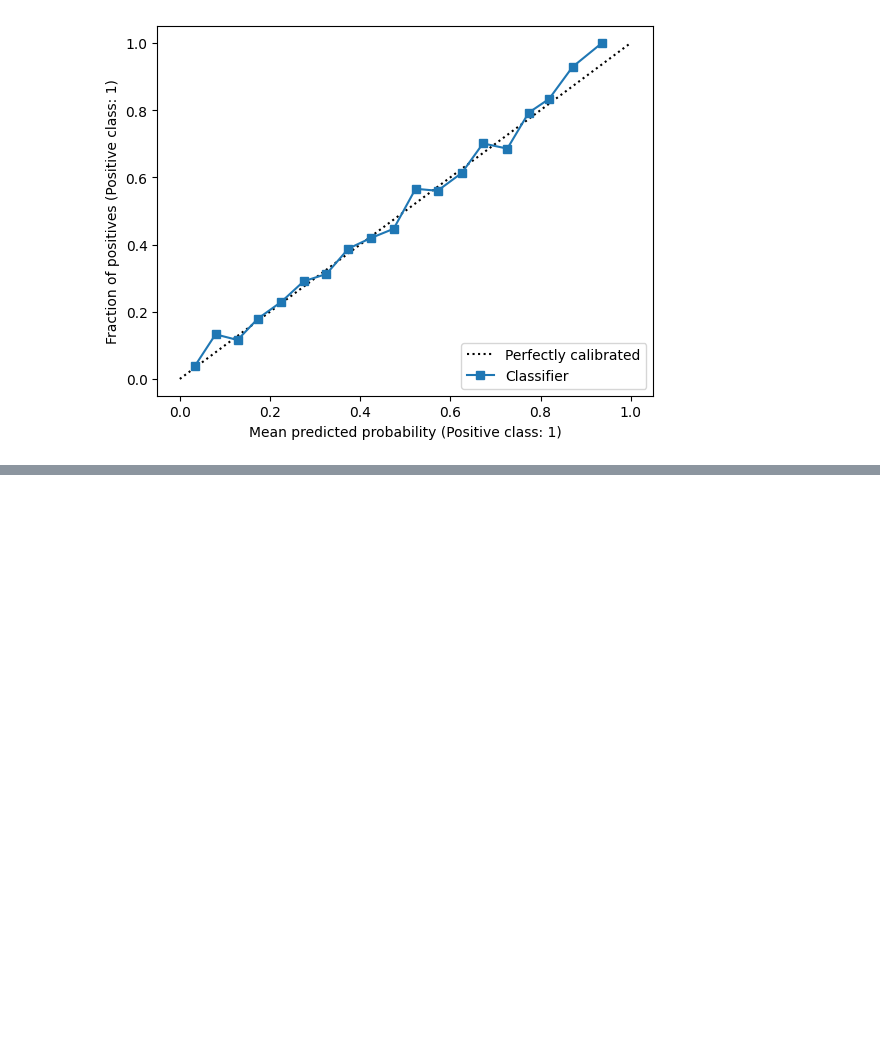
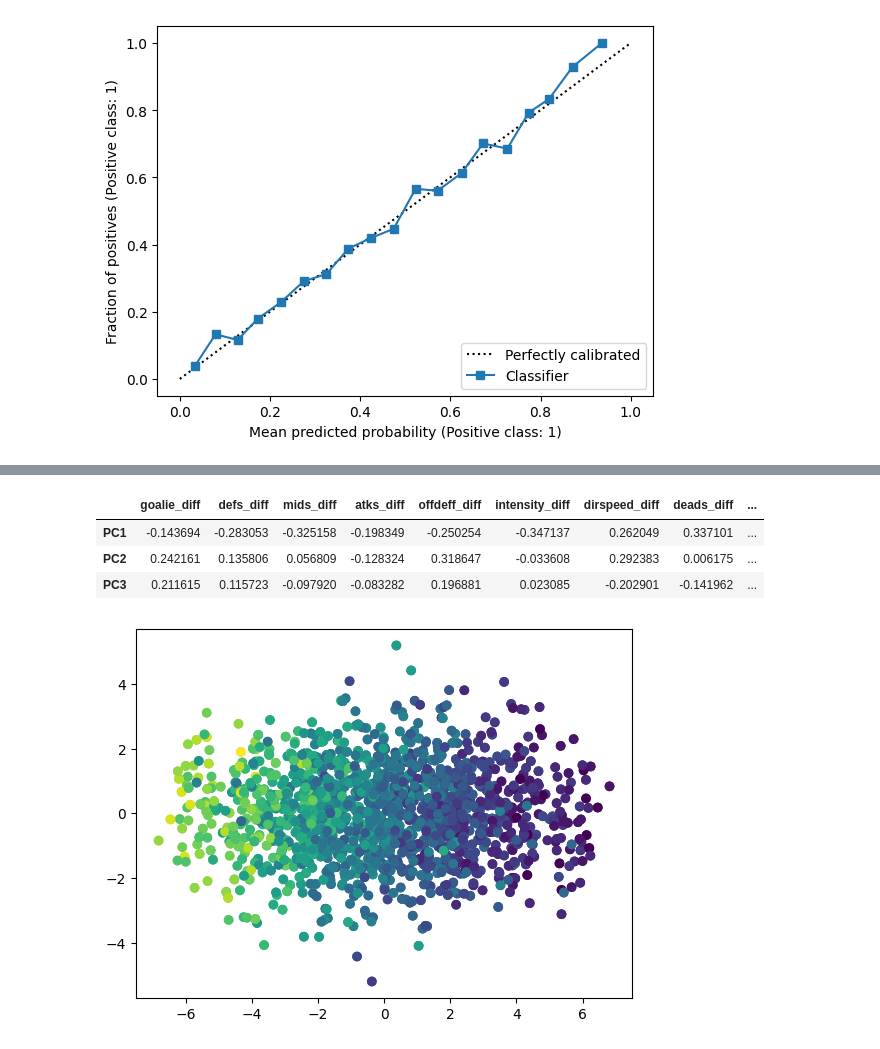
Before and after one commit to krawczyk071/predictor, a Jupyter notebook: scikit/pred_regression_multi.ipynb, the cells around one changed output, grey strips where cells are left out. Cells and saved outputs as stored; diff of their text form; code cells hidden in the pictures; blank space fills up the shorter version.

```diff
--- a/scikit/pred_regression_multi.ipynb
+++ b/scikit/pred_regression_multi.ipynb
@@ -411,0 +469,58 @@ CalibrationDisplay.from_predictions(fin.target, fin.y_pred,n_bins=20)
+# %%
+def plot_pca(X_train,y_train,n_components=3):
+    # how many intrinsic dimensions you have to set n_components - idealy to intrinsic dimention
+
+
+    from sklearn.decomposition import PCA
+
+    # Create scaler: scaler
+    scaler = StandardScaler()
+    # Create a PCA instance: pca
+    if n_components:
+        pca = PCA(n_components=n_components)
+    else:
+        pca = PCA()
+
+    # Create pipeline: pipeline
+    pipeline = make_pipeline(scaler,pca)
+    # Fit the pipeline to 'samples'
+    pipeline.fit(X_train)
+
+    # Transform the scaled samples: pca_features
+    pca_features = pipeline.transform(X_train)
+
+
+    # # Plot the explained variances
+    # features = range(pca.n_components_)
+    # plt.bar(features, pca.explained_variance_)
+    # plt.xlabel('PCA feature')
+    # plt.ylabel('variance')
+    # plt.xticks(features)
+    # plt.show()
+
+    # # Print the shape of pca_features
+    # print(X_train.shape)
+    # print(pca_features.shape)
+
+    # This information is included in the pca attribute: components_. As described in the documentation,
+    # pca.components_ outputs an array of [n_components, n_features],
+    # so to get how components are linearly related with the different features you have to:
+    #wychodzi na to ze PC sa skorelowane z kazdym feature i sa ich oszacowaniem, wiec nie wiadomo z ktorego zrezygnowac
+    # Dump components relations with features:
+    display(pd.DataFrame(pca.components_,columns=feature_names,index = [f'PC{x}' for x in range(1,n_components+1)]))
+
+    # Select the 0th feature: xs
+    xs = pca_features[:,0]
+    # Select the 1st feature: ys
+    ys = pca_features[:,1]
+    # Scatter plot, coloring by variety_numbers
+    plt.scatter(xs,ys,c=y_train)
+    plt.show()
+
+plot_pca(X,fin.bin)
+# %% [output]
+|  | goalie_diff | defs_diff | mids_diff | atks_diff | offdeff_diff | intensity_diff | dirspeed_diff | deads_diff | ... |
+| PC1 | -0.143694 | -0.283053 | -0.325158 | -0.198349 | -0.250254 | -0.347137 | 0.262049 | 0.337101 | ... |
+| PC2 | 0.242161 | 0.135806 | 0.056809 | -0.128324 | 0.318647 | -0.033608 | 0.292383 | 0.006175 | ... |
+| PC3 | 0.211615 | 0.115723 | -0.097920 | -0.083282 | 0.196881 | 0.023085 | -0.202901 | -0.141962 | ... |
+[figure, added]
```
Also changed, not shown: parts of 18 cells of this notebook, 1 other file.
